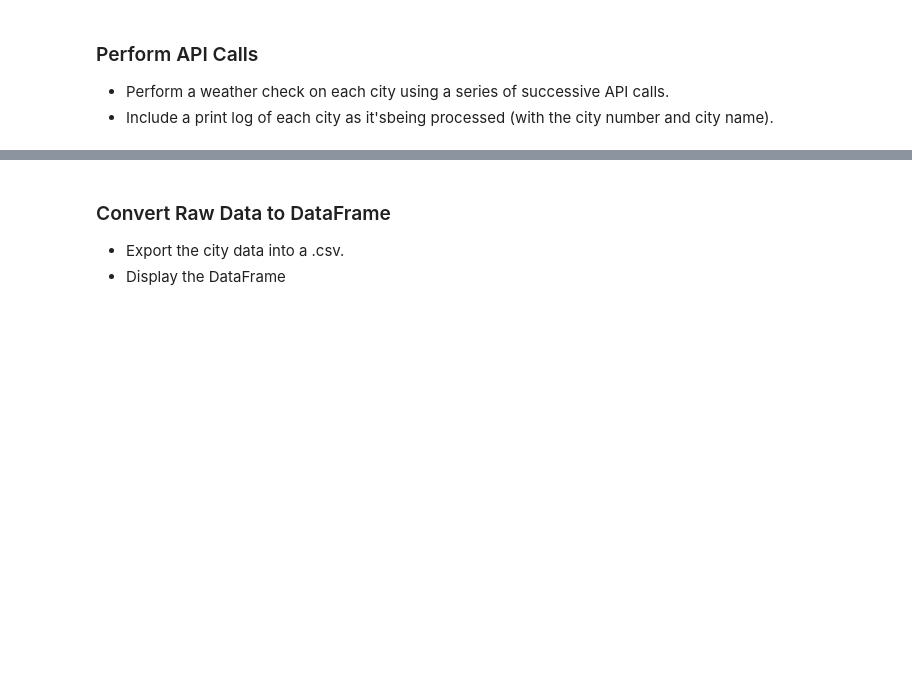
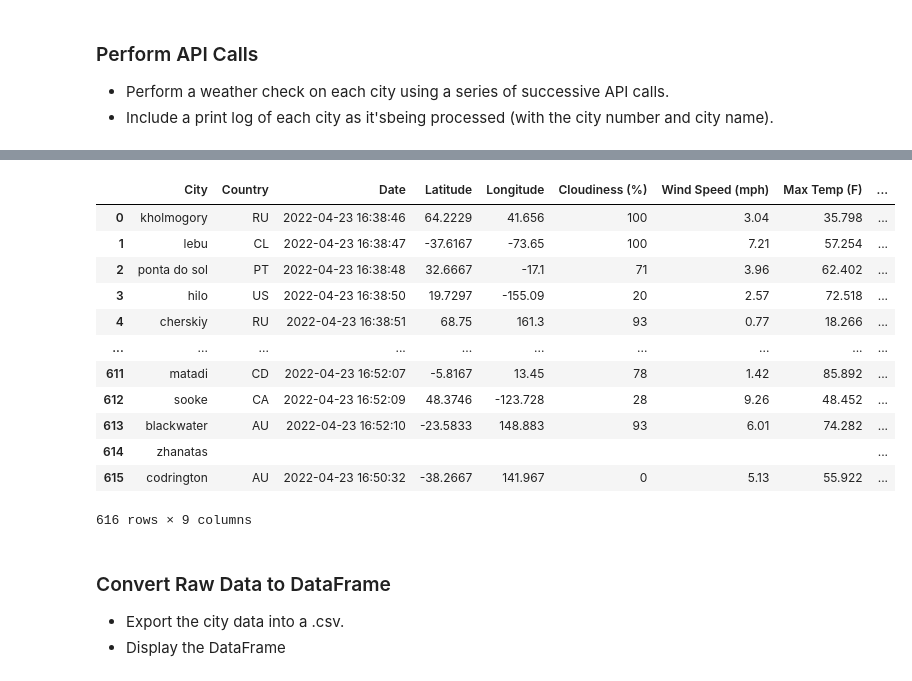
Before and after one commit to FaresKazemi/Python-API-challenge, a Jupyter notebook: WeatherPy/WeatherPy.ipynb, the cells around one changed output, grey strips where cells are left out. Cells and saved outputs as stored; diff of their text form; code cells hidden in the pictures; blank space fills up the shorter version.

Commit message:
API calls and data frame creation

```diff
--- a/WeatherPy/WeatherPy.ipynb
+++ b/WeatherPy/WeatherPy.ipynb
@@ -87,0 +58,9 @@ weather_df["Humidity %"] = ""
+# %%
+base_url = "https://api.openweathermap.org/data/2.5/weather?"
+
+
+record = 0
+sets = 1
+query_url = base_url + "appid=" + weather_api_key + "&q=" + city
+response = requests.get(query_url).json()
+print(json.dumps(response, indent=4, sort_keys=True))
@@ -88,3 +129,19 @@ weather_df["Humidity %"] = ""
+# %%
+weather_df
+# %% [output]
+|  | City | Country | Date | Latitude | Longitude | Cloudiness (%) | Wind Speed (mph) | Max Temp (F) | ... |
+| 0 | kholmogory | RU | 2022-04-23 16:38:46 | 64.2229 | 41.656 | 100 | 3.04 | 35.798 | ... |
+| 1 | lebu | CL | 2022-04-23 16:38:47 | -37.6167 | -73.65 | 100 | 7.21 | 57.254 | ... |
+| 2 | ponta do sol | PT | 2022-04-23 16:38:48 | 32.6667 | -17.1 | 71 | 3.96 | 62.402 | ... |
+| 3 | hilo | US | 2022-04-23 16:38:50 | 19.7297 | -155.09 | 20 | 2.57 | 72.518 | ... |
+| 4 | cherskiy | RU | 2022-04-23 16:38:51 | 68.75 | 161.3 | 93 | 0.77 | 18.266 | ... |
+| ... | ... | ... | ... | ... | ... | ... | ... | ... | ... |
+| 611 | matadi | CD | 2022-04-23 16:52:07 | -5.8167 | 13.45 | 78 | 1.42 | 85.892 | ... |
+| 612 | sooke | CA | 2022-04-23 16:52:09 | 48.3746 | -123.728 | 28 | 9.26 | 48.452 | ... |
+| 613 | blackwater | AU | 2022-04-23 16:52:10 | -23.5833 | 148.883 | 93 | 6.01 | 74.282 | ... |
+| 614 | zhanatas |  |  |  |  |  |  |  | ... |
+| 615 | codrington | AU | 2022-04-23 16:50:32 | -38.2667 | 141.967 | 0 | 5.13 | 55.922 | ... |
+616 rows × 9 columns
 # %% [markdown]
 ### Convert Raw Data to DataFrame
 * Export the city data into a .csv.
```
Also changed, not shown: parts of 4 cells of this notebook.
